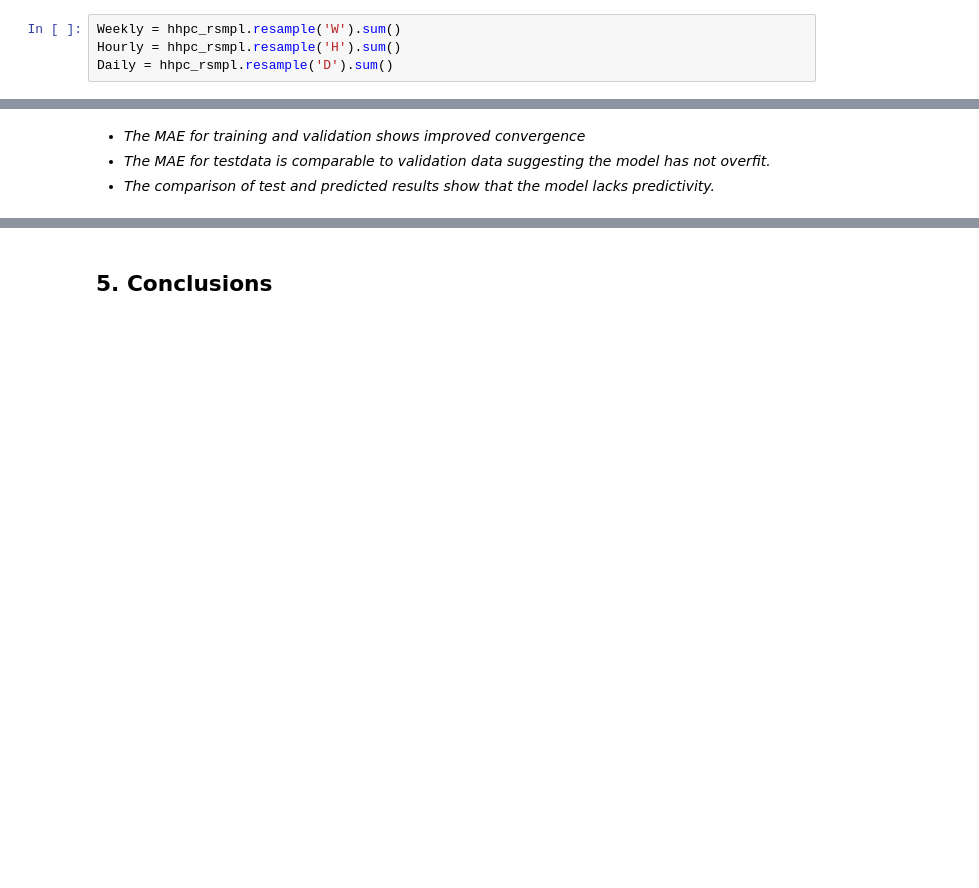
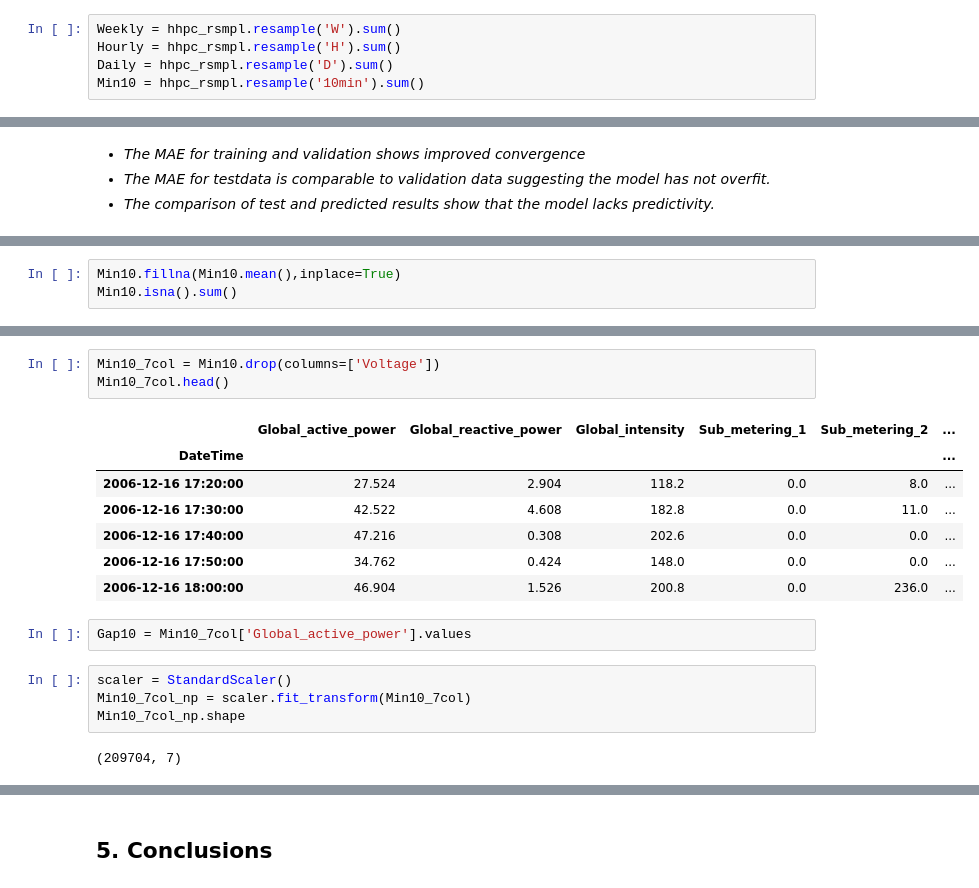
Before and after one commit to RitwickRoy/Machine_Learning_Notebooks, a Jupyter notebook: HouseholdPowerConsumption_LSTM.ipynb, the cells around one changed output, grey strips where cells are left out. Drawn from its saved outputs; the diff is of its cells as text; blank space fills up the shorter version.

```diff
--- a/HouseholdPowerConsumption_LSTM.ipynb
+++ b/HouseholdPowerConsumption_LSTM.ipynb
@@ -214,6 +218,7 @@ hhpc_rsmpl.index = hhpc_df.DateTime
 Weekly = hhpc_rsmpl.resample('W').sum()
 Hourly = hhpc_rsmpl.resample('H').sum()
 Daily = hhpc_rsmpl.resample('D').sum()
+Min10 = hhpc_rsmpl.resample('10min').sum()
 # %%
 Weekly_avg = hhpc_rsmpl.resample('W').mean()
 Hourly_avg = hhpc_rsmpl.resample('H').mean()
@@ -1122,0 +1155,3 @@ plt.show(fig)
+# %%
+Min10.fillna(Min10.mean(),inplace=True)
+Min10.isna().sum()
@@ -1122,0 +1168,19 @@ plt.show(fig)
+# %%
+Min10_7col = Min10.drop(columns=['Voltage'])
+Min10_7col.head()
+# %% [output]
+|  | Global_active_power | Global_reactive_power | Global_intensity | Sub_metering_1 | Sub_metering_2 | ... |
+| DateTime |  |  |  |  |  | ... |
+| 2006-12-16 17:20:00 | 27.524 | 2.904 | 118.2 | 0.0 | 8.0 | ... |
+| 2006-12-16 17:30:00 | 42.522 | 4.608 | 182.8 | 0.0 | 11.0 | ... |
+| 2006-12-16 17:40:00 | 47.216 | 0.308 | 202.6 | 0.0 | 0.0 | ... |
+| 2006-12-16 17:50:00 | 34.762 | 0.424 | 148.0 | 0.0 | 0.0 | ... |
+| 2006-12-16 18:00:00 | 46.904 | 1.526 | 200.8 | 0.0 | 236.0 | ... |
+# %%
+Gap10 = Min10_7col['Global_active_power'].values
+# %%
+scaler = StandardScaler()
+Min10_7col_np = scaler.fit_transform(Min10_7col)
+Min10_7col_np.shape
+# %% [output]
+(209704, 7)
```
Also changed, not shown: parts of 57 cells of this notebook.
